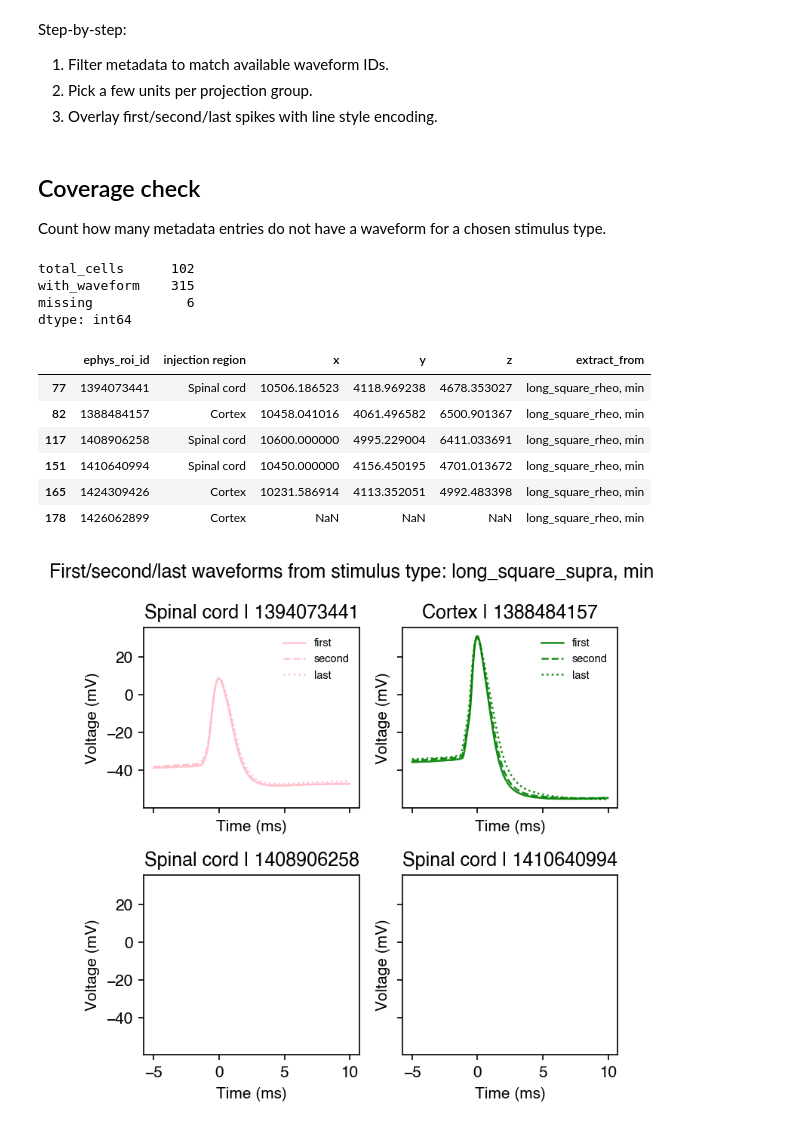
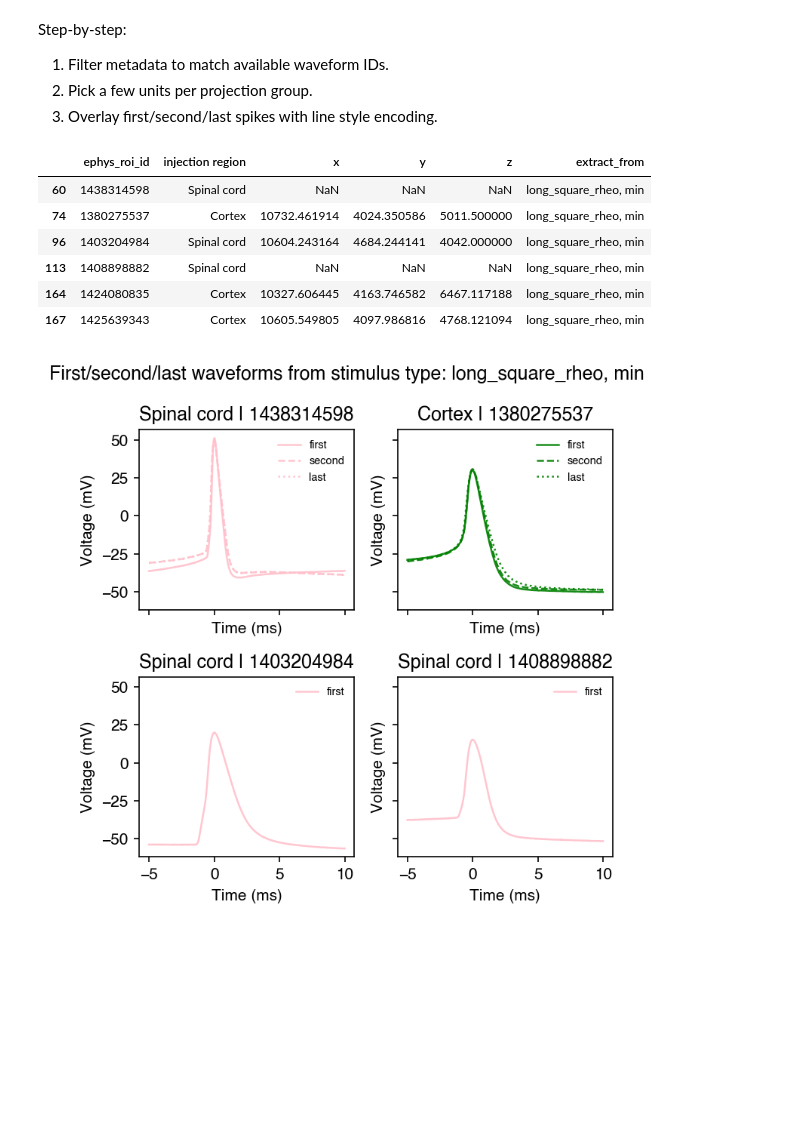
Before and after one commit to AllenNeuralDynamics/LCNE-patchseq-analysis, a Jupyter notebook: notebook/demo_raw_spike_waveforms.ipynb, the cells around one changed output. Saved outputs shown, nothing was run; the diff lists cells and outputs as text; code cells hidden in the pictures; blank space fills up the shorter version.

```diff
--- a/notebook/demo_raw_spike_waveforms.ipynb
+++ b/notebook/demo_raw_spike_waveforms.ipynb
@@ -66,21 +66,6 @@ Step-by-step:
 1) Filter metadata to match available waveform IDs.
 2) Pick a few units per projection group.
 3) Overlay first/second/last spikes with line style encoding.
-# %% [markdown]
-## Coverage check
-Count how many metadata entries do not have a waveform for a chosen stimulus type.
-# %%
-stimulus_check = "long_square_rheo, min"
-df_spikes_check = spike_tables["average"]
-with_waveform = df_spikes_check[df_spikes_check["extract_from"] == stimulus_check]["ephys_roi_id"].astype(str)
-all_cells = df_master["ephys_roi_id"].astype(str)
-missing_ids = all_cells[~all_cells.isin(with_waveform)]
-pd.Series({"total_cells": len(all_cells), "with_waveform": len(with_waveform), "missing": len(missing_ids)})
-# %% [output]
-total_cells      102
-with_waveform    315
-missing            6
-dtype: int64
 # %%
 df_spikes = spike_tables["average"].copy()
 available_ids = df_spikes["ephys_roi_id"].astype(str)
@@ -93,9 +78,9 @@ cortex_ids = df_meta[df_meta["injection region"] == "Cortex"]["ephys_roi_id"].as
 spinal_ids = df_meta[df_meta["injection region"] == "Spinal cord"]["ephys_roi_id"].astype(str)
 
 # Pick a few cells per projection group for overlay.
-rng = np.random.default_rng(10)
-cortex_pick = rng.choice(cortex_ids, size=min(3, len(cortex_ids)), replace=False)
-spinal_pick = rng.choice(spinal_ids, size=min(3, len(spinal_ids)), replace=False)
+rng = np.random.default_rng(100)
+cortex_pick = rng.choice(cortex_ids, size=3, replace=False)
+spinal_pick = rng.choice(spinal_ids, size=3, replace=False)
 selected_ids = np.concatenate([cortex_pick, spinal_pick])
 
 df_selected = (
@@ -106,18 +91,18 @@ df_selected = (
 df_selected
 # %% [output]
 |  | ephys_roi_id | injection region | x | y | z | extract_from |
-| 77 | 1394073441 | Spinal cord | 10506.186523 | 4118.969238 | 4678.353027 | long_square_rheo, min |
-| 82 | 1388484157 | Cortex | 10458.041016 | 4061.496582 | 6500.901367 | long_square_rheo, min |
-| 117 | 1408906258 | Spinal cord | 10600.000000 | 4995.229004 | 6411.033691 | long_square_rheo, min |
-| 151 | 1410640994 | Spinal cord | 10450.000000 | 4156.450195 | 4701.013672 | long_square_rheo, min |
-| 165 | 1424309426 | Cortex | 10231.586914 | 4113.352051 | 4992.483398 | long_square_rheo, min |
-| 178 | 1426062899 | Cortex | NaN | NaN | NaN | long_square_rheo, min |
+| 60 | 1438314598 | Spinal cord | NaN | NaN | NaN | long_square_rheo, min |
+| 74 | 1380275537 | Cortex | 10732.461914 | 4024.350586 | 5011.500000 | long_square_rheo, min |
+| 96 | 1403204984 | Spinal cord | 10604.243164 | 4684.244141 | 4042.000000 | long_square_rheo, min |
+| 113 | 1408898882 | Spinal cord | NaN | NaN | NaN | long_square_rheo, min |
+| 164 | 1424080835 | Cortex | 10327.606445 | 4163.746582 | 6467.117188 | long_square_rheo, min |
+| 167 | 1425639343 | Cortex | 10605.549805 | 4097.986816 | 4768.121094 | long_square_rheo, min |
 # %%
 spike_types_to_plot = ["first", "second", "last"]
 linestyle_map = {"first": "-", "second": "--", "last": ":"}
 df_spikes_first = spike_tables["first"].copy()
 # Use the same stimulus for all overlays.
-stimulus_type = "long_square_supra, min"
+stimulus_type = "long_square_rheo, min"
 
 # One subplot per unit; line style encodes spike position.
 fig, axes = plt.subplots(2, 2, figsize=(5, 5), sharex=True, sharey=True, dpi=150)
@@ -131,31 +116,31 @@ for ax, (_, row) in zip(axes, df_selected.iterrows()):
     # Overlay first/second/last spikes for the same unit.
     for spike_type in spike_types_to_plot:
         df_spikes = spike_tables[spike_type].copy()
         row_match = df_spikes[(df_spikes["ephys_roi_id"] == ephys_roi_id) & (df_spikes["extract_from"] == stimulus_type)]
         if row_match.empty:
             continue
         times_ms = row_match.columns.drop(["ephys_roi_id", "extract_from"]).to_numpy(dtype=float)
         waveform = row_match.drop(columns=["ephys_roi_id", "extract_from"]).to_numpy(dtype=float).ravel()
         label = f"{spike_type}"
         ax.plot(
             times_ms,
             waveform,
             linewidth=1.2,
             alpha=0.9,
             color=color,
             linestyle=linestyle_map[spike_type],
             label=label,
         )
 
     ax.set_title(f"{region} | {ephys_roi_id}")
     ax.set_xlabel("Time (ms)")
     ax.set_ylabel("Voltage (mV)")
     ax.legend(frameon=False, fontsize=7)
 
 for ax in axes[len(df_selected) :]:
     ax.axis("off")
 
 fig.suptitle(f"First/second/last waveforms from stimulus type: {stimulus_type}")
 plt.tight_layout()
 # %% [output]
-[figure, old version]
+[figure, new version]
```
Also changed, not shown: 1 other file.
